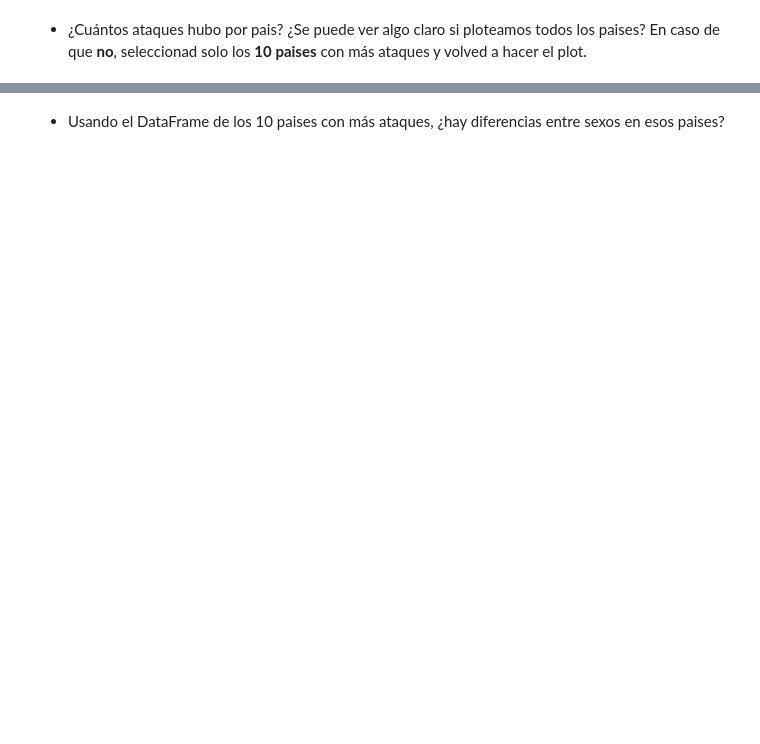
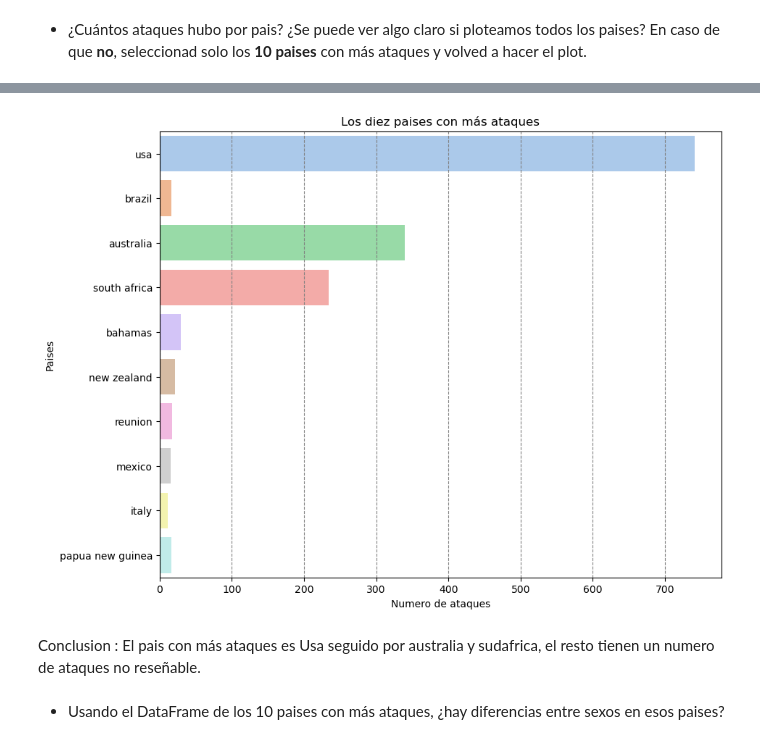
Before and after one commit to Adalab/DA-promoc-modulo-02-sprint-02-sandra-ana, a Jupyter notebook: EDA/03-EDA-3.ipynb, the cells around one changed output, grey strips where cells are left out. Saved outputs shown, nothing was run; the diff lists cells and outputs as text; code cells hidden in the pictures; blank space fills up the shorter version.

```diff
--- a/EDA/03-EDA-3.ipynb
+++ b/EDA/03-EDA-3.ipynb
@@ -77,2 +72,8 @@ plt.show()
 # %% [markdown]
 - ¿Cuántos ataques hubo por pais? ¿Se puede ver algo claro si ploteamos todos los paises? En caso de que **no**, seleccionad solo los **10 paises** con más ataques y volved a hacer el plot.
+# %%
+# creamos una lista con los 10 paises pedidos, con mayor número de ataques.( colocamos el index para que nos salgan lso nombres de los paises no los valores)
+lista_paises = list(df.country.value_counts()[0:10].index)
+# %%
+#creamos un nuevo DF que contiene solo los paises de la lista
+df_p_10 = df.loc[df['country'].isin(lista_paises)]
@@ -79,2 +94,14 @@ plt.show()
+# %%
+plt.figure()
+sns.countplot(y = "country", data = df_p_10, palette = 'pastel')
+plt.grid(axis = 'x', color = 'gray', linestyle = 'dashed')
+plt.title( 'Los diez paises con más ataques')
+plt.xlabel('Numero de ataques')
+plt.ylabel('Paises')
+plt.show()
+# %% [output]
+[figure, added]
+# %% [markdown]
+Conclusion : El pais con más ataques es Usa seguido por australia y sudafrica, el resto tienen un numero de ataques no reseñable.
 # %% [markdown]
 - Usando el DataFrame de los 10 paises con más ataques, ¿hay diferencias entre sexos en esos paises?
```
Also changed, not shown: parts of 20 cells of this notebook.
